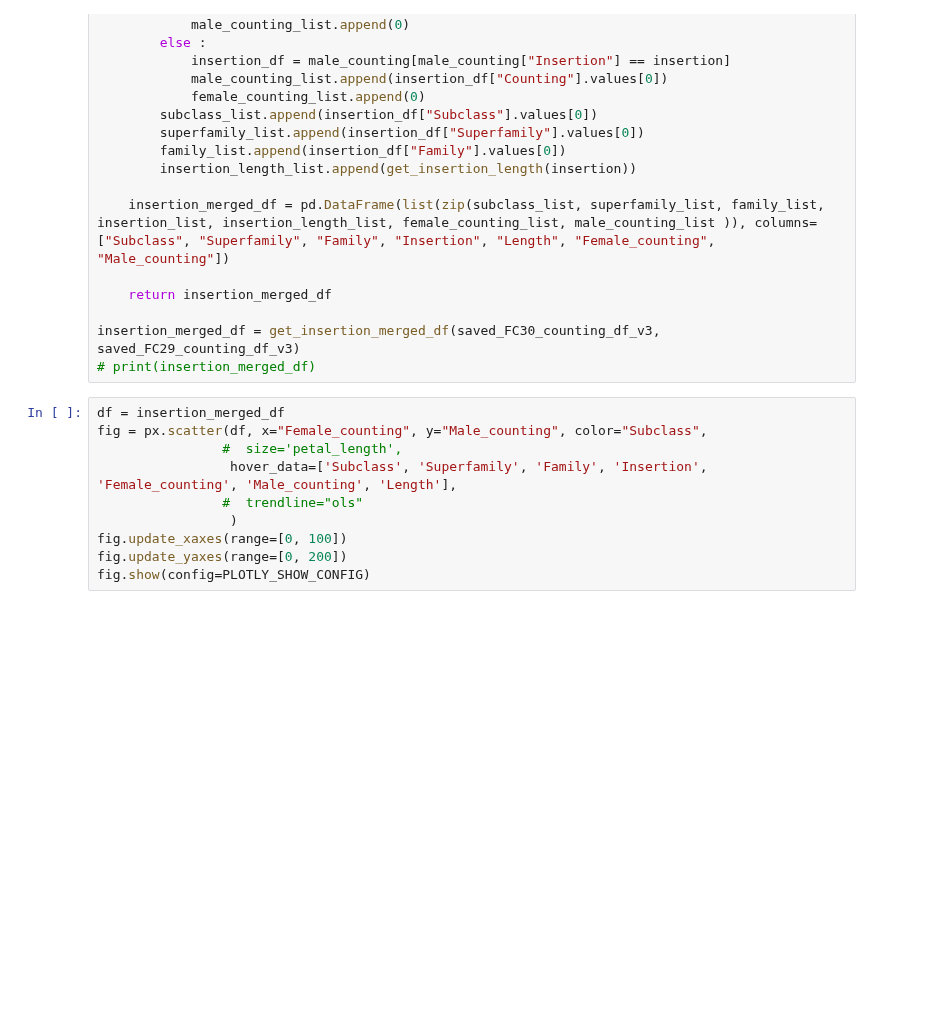
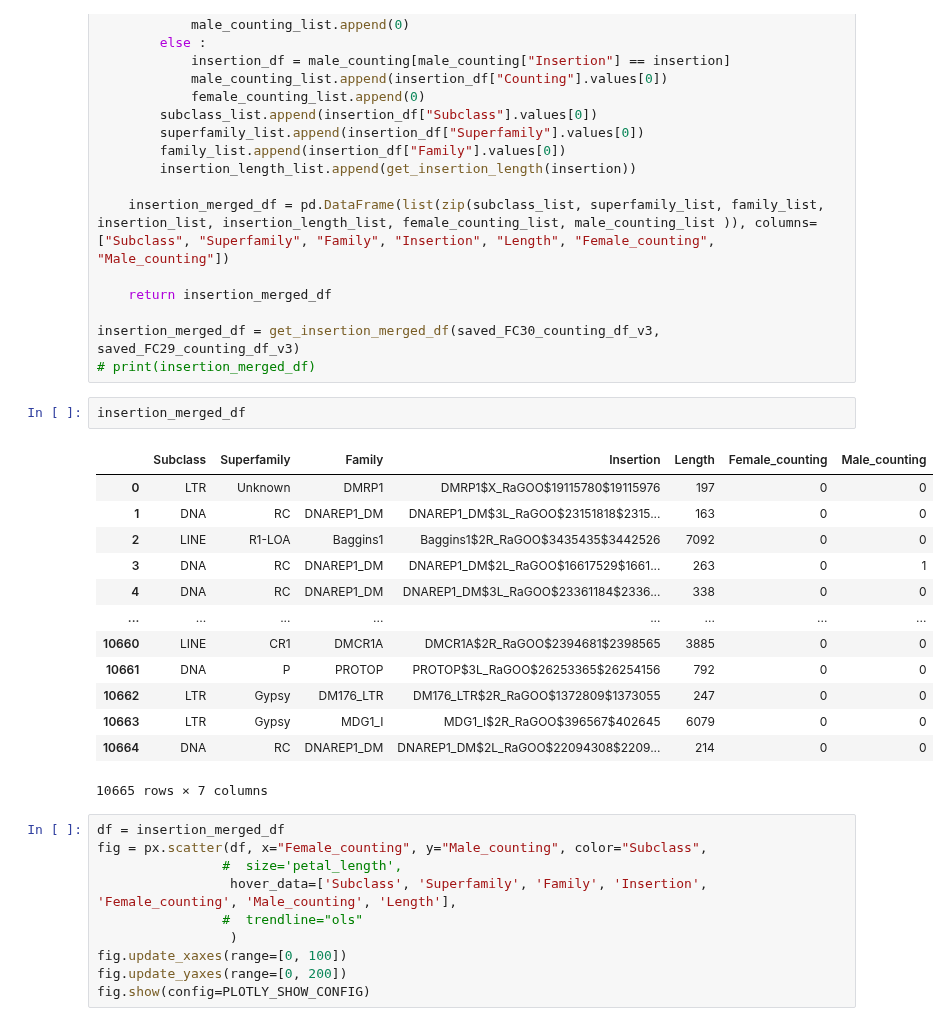
Before and after one commit to EricAmren/TE_LR_RNAseq, a Jupyter notebook: TE_LR_RNAseq_plots.ipynb, the cells around one changed output. Saved outputs shown, nothing was run; the diff lists cells and outputs as text; blank space fills up the shorter version.

```diff
--- a/TE_LR_RNAseq_plots.ipynb
+++ b/TE_LR_RNAseq_plots.ipynb
@@ -236,6 +244,22 @@ def get_insertion_merged_df(female_counting, male_counting):
 
 insertion_merged_df = get_insertion_merged_df(saved_FC30_counting_df_v3, saved_FC29_counting_df_v3)
 # print(insertion_merged_df)
+# %%
+insertion_merged_df
+# %% [output]
+|  | Subclass | Superfamily | Family | Insertion | Length | Female_counting | Male_counting |
+| 0 | LTR | Unknown | DMRP1 | DMRP1$X_RaGOO$19115780$19115976 | 197 | 0 | 0 |
+| 1 | DNA | RC | DNAREP1_DM | DNAREP1_DM$3L_RaGOO$23151818$2315... | 163 | 0 | 0 |
+| 2 | LINE | R1-LOA | Baggins1 | Baggins1$2R_RaGOO$3435435$3442526 | 7092 | 0 | 0 |
+| 3 | DNA | RC | DNAREP1_DM | DNAREP1_DM$2L_RaGOO$16617529$1661... | 263 | 0 | 1 |
+| 4 | DNA | RC | DNAREP1_DM | DNAREP1_DM$3L_RaGOO$23361184$2336... | 338 | 0 | 0 |
+| ... | ... | ... | ... | ... | ... | ... | ... |
+| 10660 | LINE | CR1 | DMCR1A | DMCR1A$2R_RaGOO$2394681$2398565 | 3885 | 0 | 0 |
+| 10661 | DNA | P | PROTOP | PROTOP$3L_RaGOO$26253365$26254156 | 792 | 0 | 0 |
+| 10662 | LTR | Gypsy | DM176_LTR | DM176_LTR$2R_RaGOO$1372809$1373055 | 247 | 0 | 0 |
+| 10663 | LTR | Gypsy | MDG1_I | MDG1_I$2R_RaGOO$396567$402645 | 6079 | 0 | 0 |
+| 10664 | DNA | RC | DNAREP1_DM | DNAREP1_DM$2L_RaGOO$22094308$2209... | 214 | 0 | 0 |
+10665 rows × 7 columns
 # %%
 df = insertion_merged_df
 fig = px.scatter(df, x="Female_counting", y="Male_counting", color="Subclass",
```
Also changed, not shown: parts of 4 cells of this notebook, 4 other files.
